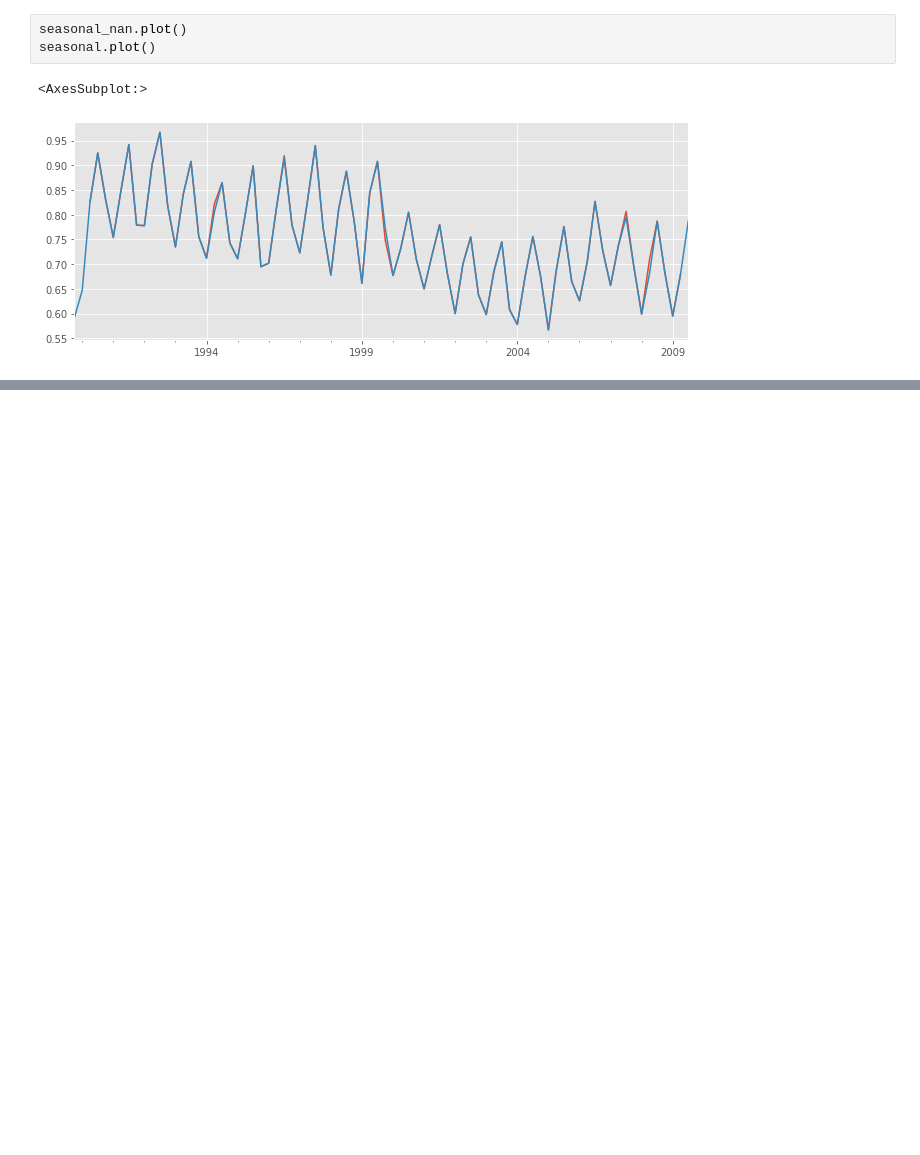
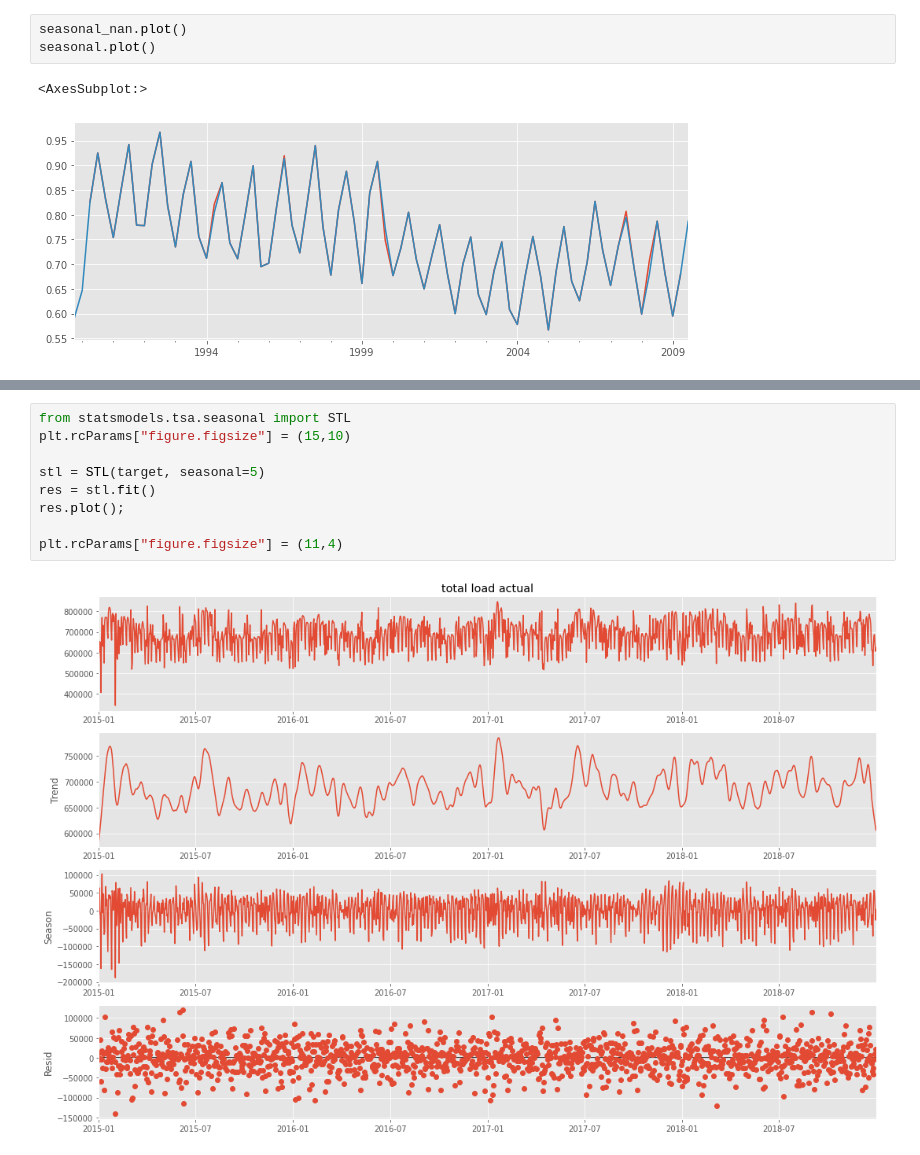
Before and after one commit to Pyatachokk/hse_ts_course, a Jupyter notebook: 2021-spring/seminars/sem_2.ipynb, the cells around one changed output, grey strips where cells are left out. Cells and saved outputs as stored; diff of their text form; blank space fills up the shorter version.

```diff
--- a/2021-spring/seminars/sem_2.ipynb
+++ b/2021-spring/seminars/sem_2.ipynb
@@ -384,0 +432,11 @@ seasonal.plot()
+# %%
+from statsmodels.tsa.seasonal import STL
+plt.rcParams["figure.figsize"] = (15,10)
+
+stl = STL(target, seasonal=5)
+res = stl.fit()
+res.plot();
+
+plt.rcParams["figure.figsize"] = (11,4)
+# %% [output]
+[figure, added]
```
Also changed, not shown: parts of 8 cells of this notebook, 7 other files.
